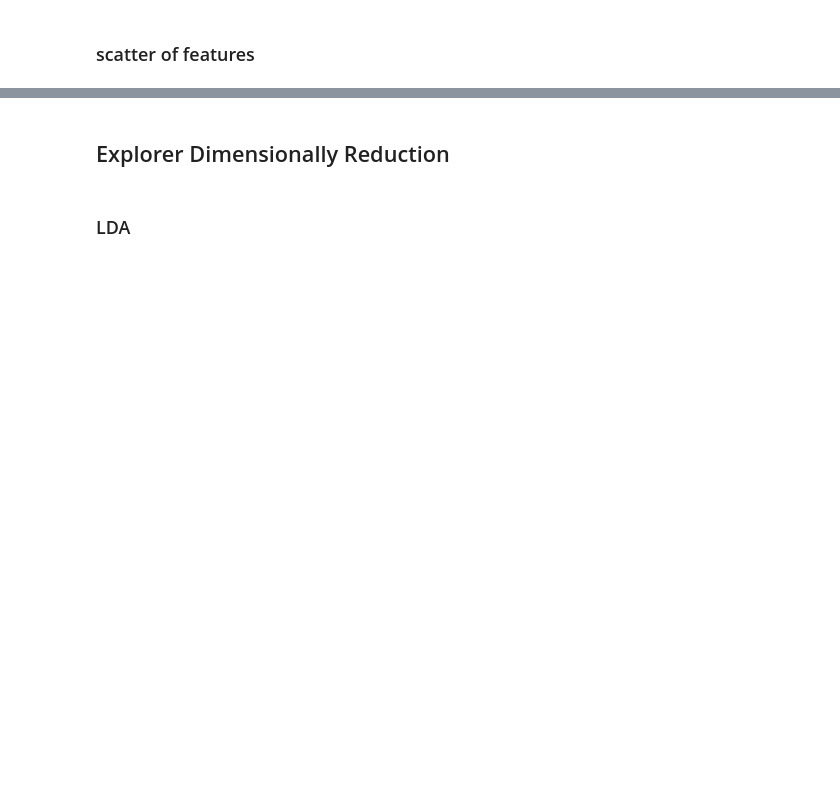
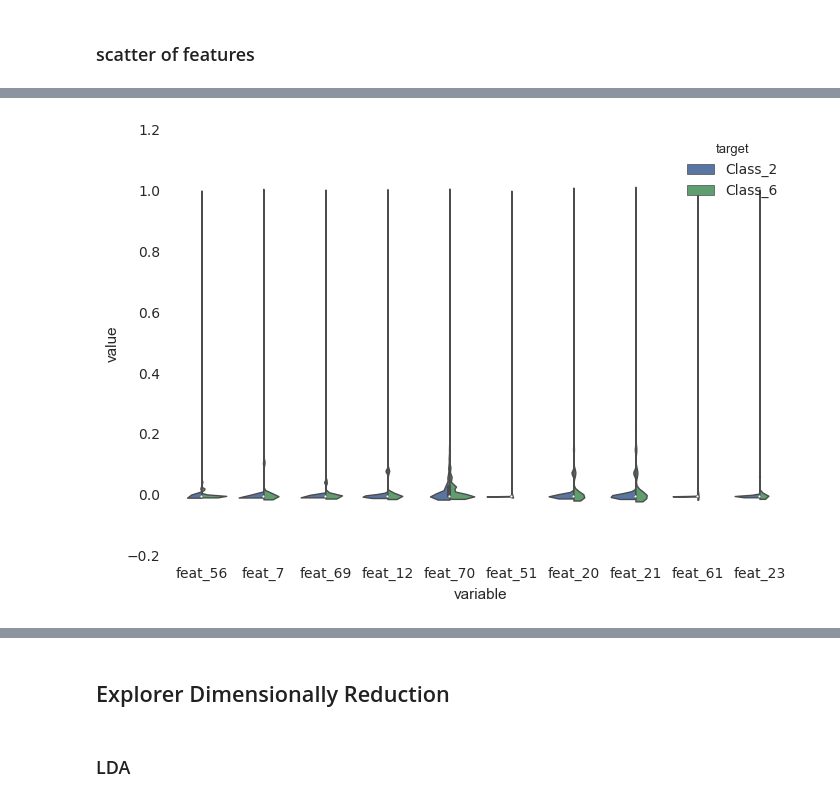
Before and after one commit to eeddaann/data-mining-project, a Jupyter notebook: Untitled.ipynb, the cells around one changed output, grey strips where cells are left out. Saved outputs shown, nothing was run; the diff lists cells and outputs as text; code cells hidden in the pictures; blank space fills up the shorter version.

```diff
--- a/Untitled.ipynb
+++ b/Untitled.ipynb
@@ -96,3 +105,11 @@ sns.despine(left=True, bottom=True)
+# %%
+X_norm = ((X - X.min())/(X.max() - X.min()))
+violin_df = pd.melt(pd.concat([X_norm,y],axis=1), value_vars=[feature for feature in X_norm], id_vars='target')
+sns.violinplot(x='variable', y='value', hue='target', data=violin_df, split=True,bw=.2, cut=1, linewidth=1)
+# Finalize the figure
+sns.despine(left=True, bottom=True)
+# %% [output]
+[figure, added]
 # %%
 import seaborn as sns
 sns.set(style="white")
```
Also changed, not shown: parts of 11 cells of this notebook.
